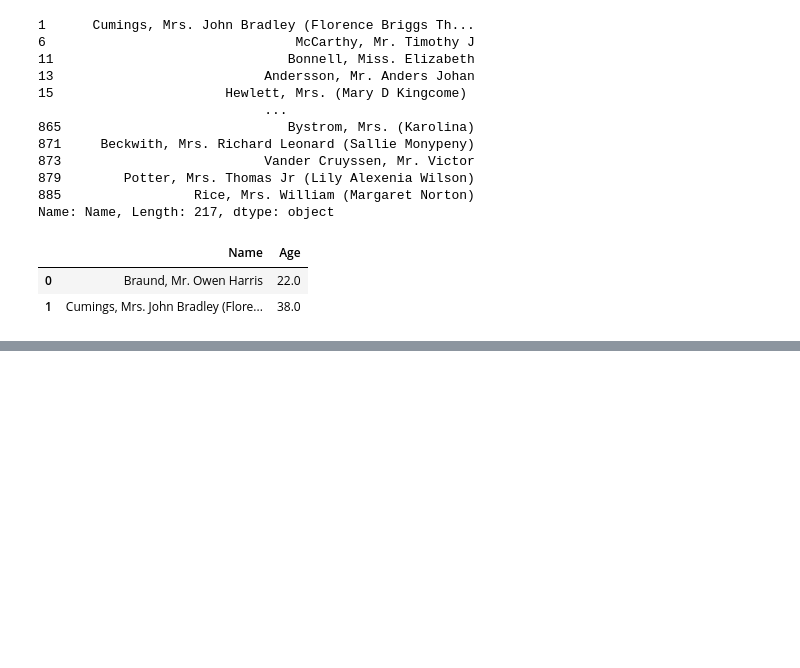
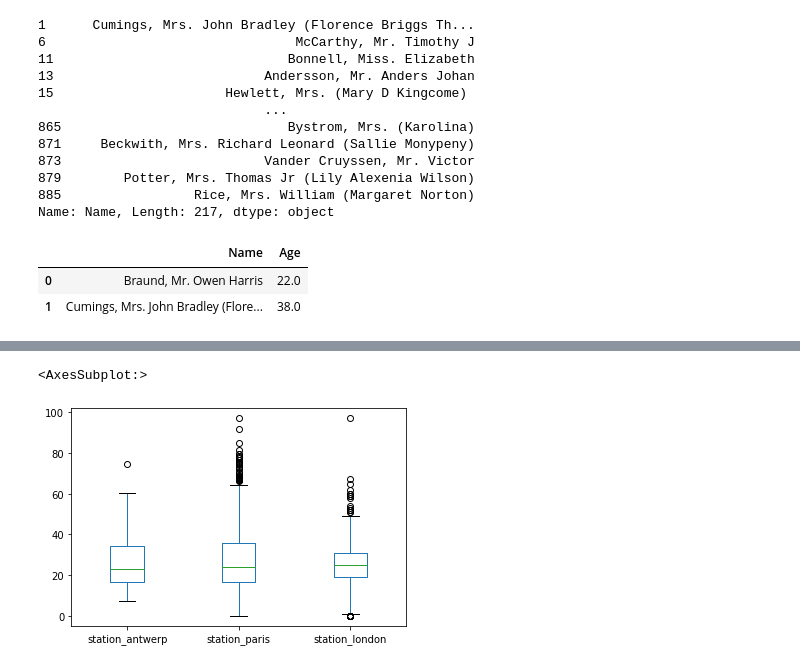
Before and after one commit to mcorne/test-python, a Jupyter notebook: pandas/getting-started.ipynb, the cells around one changed output, grey strips where cells are left out. Cells and saved outputs as stored; diff of their text form; code cells hidden in the pictures; blank space fills up the shorter version.

```diff
--- a/pandas/getting-started.ipynb
+++ b/pandas/getting-started.ipynb
@@ -286,0 +372,6 @@ titanic.loc[[0, 1], ["Name", "Age"]]
+# %%
+# Boxplot
+air_quality.plot.box()
+# %% [output]
+<AxesSubplot:>
+[figure, added]
```
Also changed, not shown: parts of 12 cells of this notebook, 2 other files.
